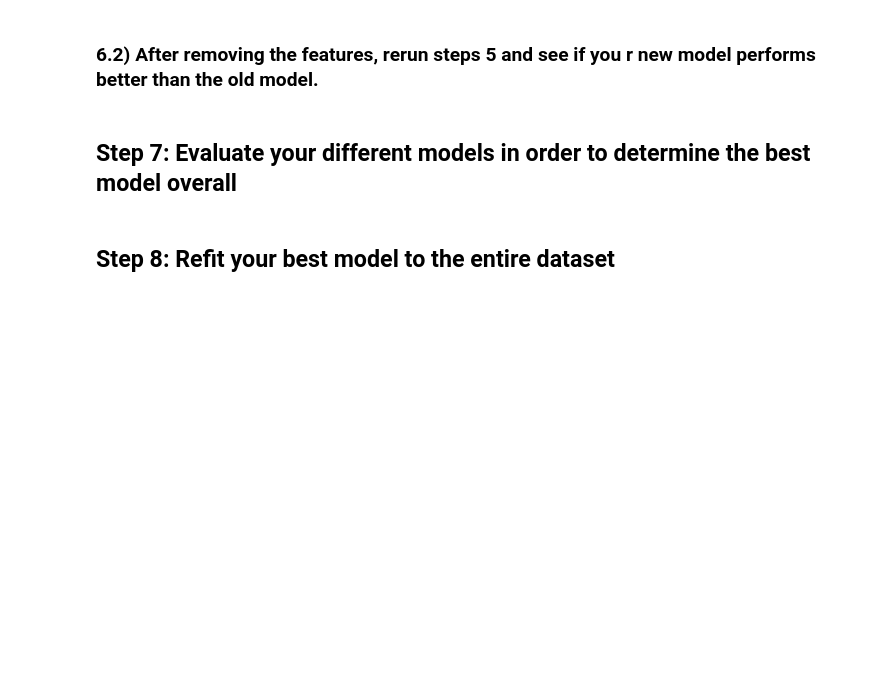
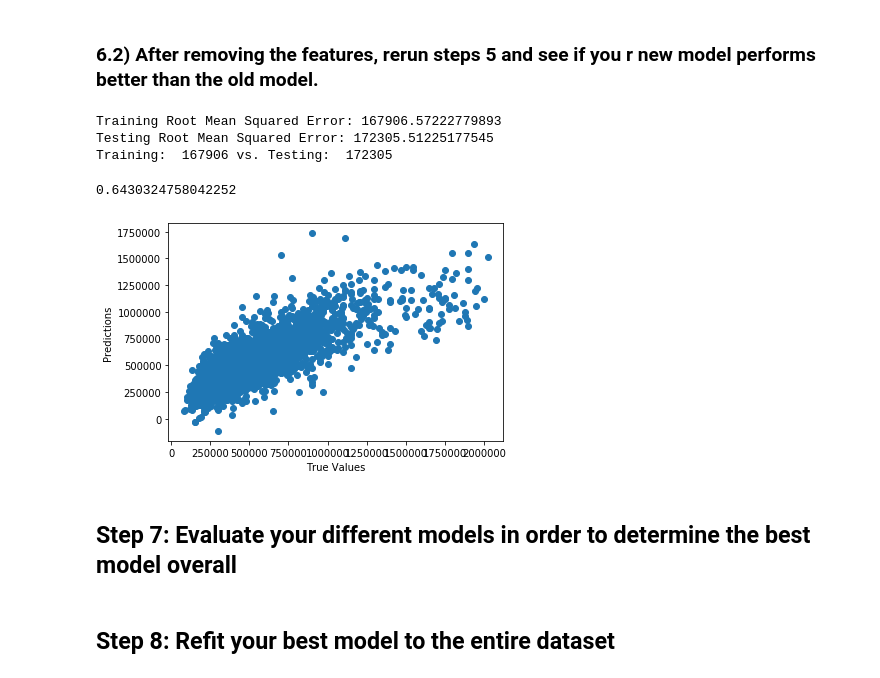
Before and after one commit to jagan-singh/KC_house_bakeoff, a Jupyter notebook: Applied_practice.ipynb, the cells around one changed output. Cells and saved outputs as stored; diff of their text form; code cells hidden in the pictures; blank space fills up the shorter version.

```diff
--- a/Applied_practice.ipynb
+++ b/Applied_practice.ipynb
@@ -260,3 +286,34 @@ Text(0, 0.5, 'Predictions')
+# %%
+X_train, X_test, y_train, y_test = train_test_split(df_features, target, random_state=34,test_size=0.2)
+# fit the scaler to the training data
+scaler.fit(X_train)
+
+#transform the training data
+X_train = pd.DataFrame(data=scaler.transform(X_train), columns=df_features.columns)
+X_test = pd.DataFrame(data=scaler.transform(X_test), columns=df_features.columns)
+lm = LinearRegression()
+lm = lm.fit(X_train, y_train)
+
+y_train_pred = lm.predict(X_train)
+train_rmse = np.sqrt(metrics.mean_squared_error(y_train, y_train_pred))
+print('Training Root Mean Squared Error:' , train_rmse)
+
+y_pred = lm.predict(X_test)
+test_rmse = np.sqrt(metrics.mean_squared_error(y_test, y_pred))
+print('Testing Root Mean Squared Error:' , test_rmse)
+
+print('Training: ', int(train_rmse), "vs. Testing: ", int(test_rmse))
+plt.scatter(y_test, y_pred)
+plt.xlabel("True Values")
+plt.ylabel("Predictions")
+
+lm.score(X_test, y_test)
+# %% [output]
+Training Root Mean Squared Error: 167906.57222779893
+Testing Root Mean Squared Error: 172305.51225177545
+Training:  167906 vs. Testing:  172305
+0.6430324758042252
+[figure, added]
 # %% [markdown]
 ## Step 7: Evaluate your different models in order to determine the best model overall
 # %% [markdown]
```
Also changed, not shown: parts of 29 cells of this notebook.
